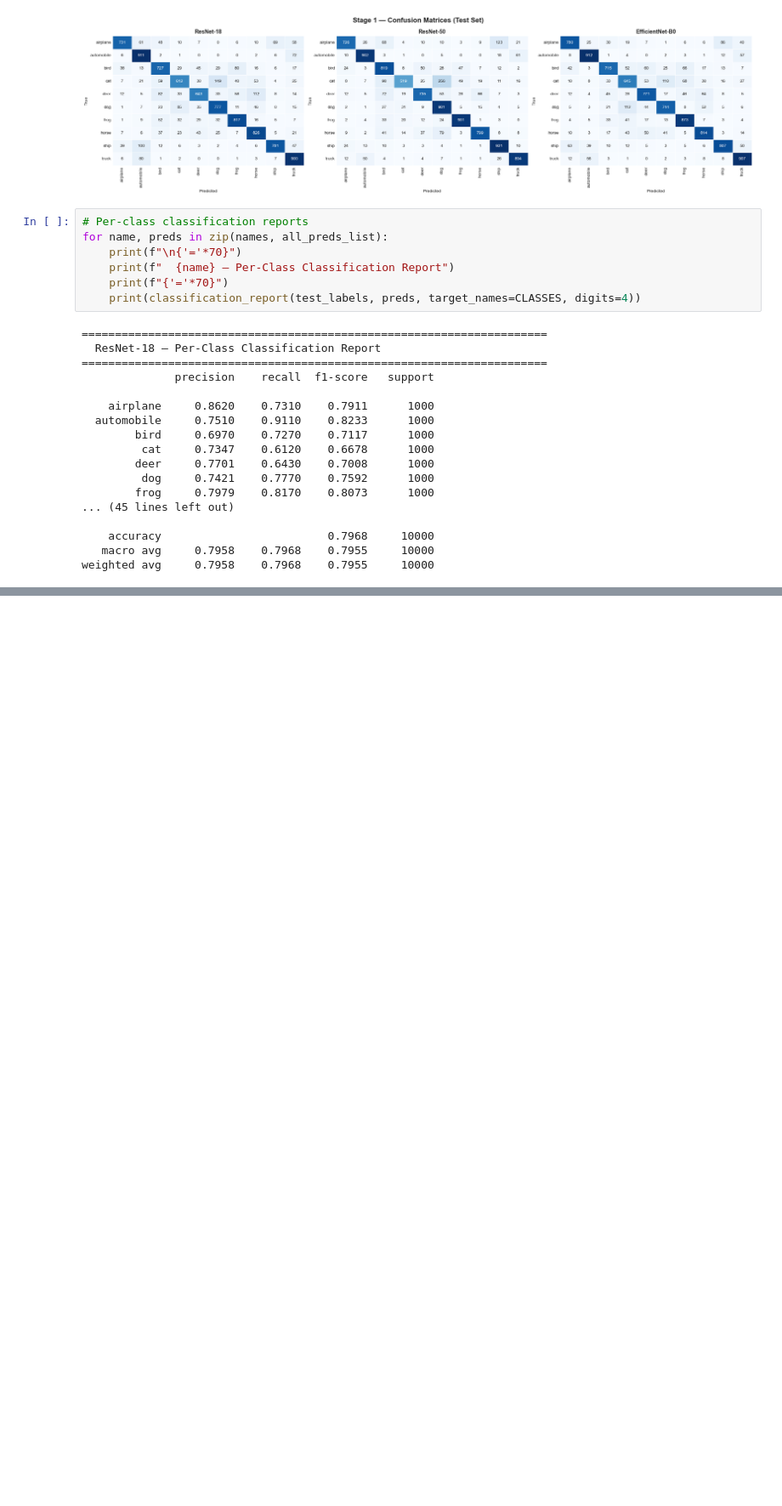
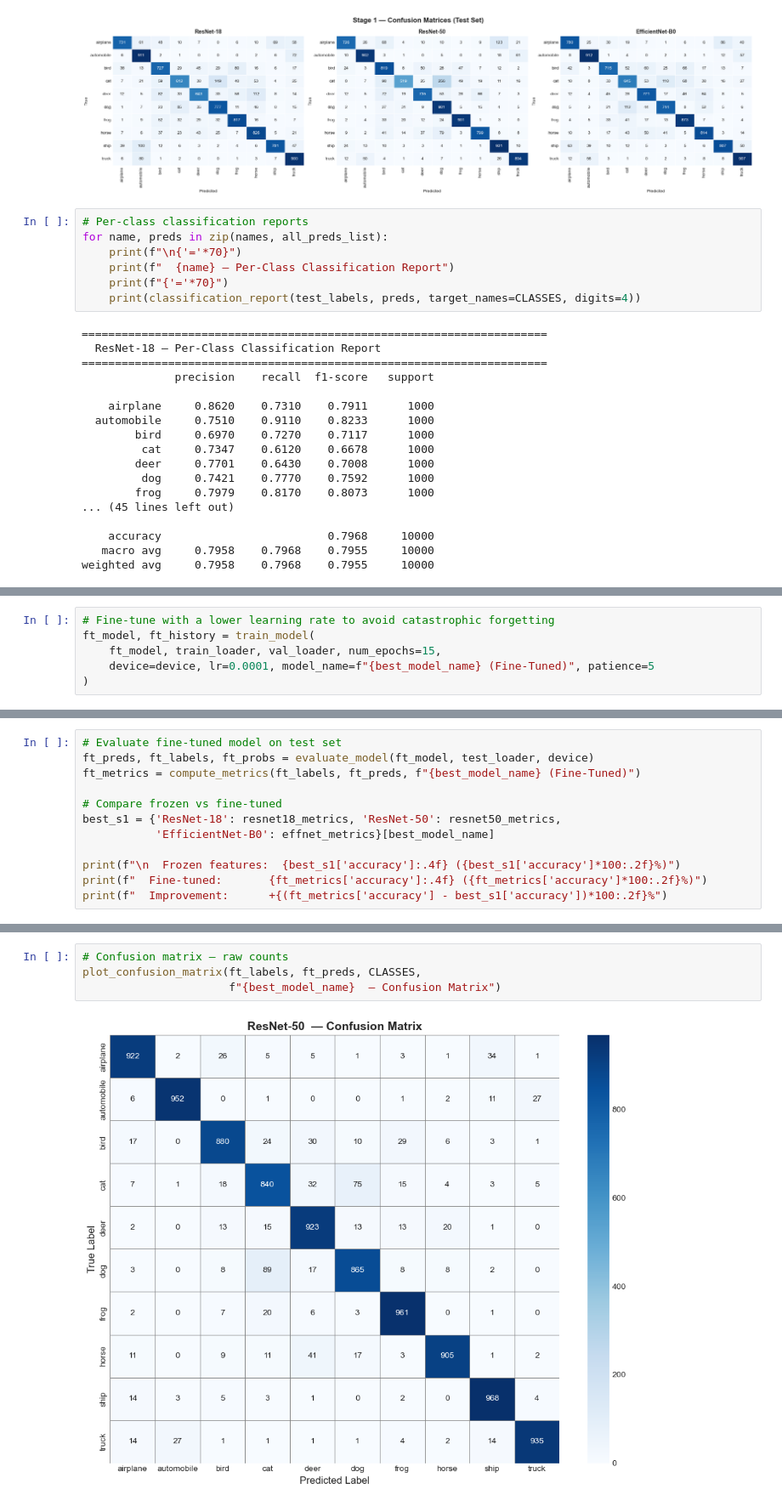
Before and after one commit to YISHU19/cifar10-ml-vs-dl, a Jupyter notebook: notebooks/02_dl_resnet.ipynb, the cells around one changed output, grey strips where cells are left out. Shown at 85% size. Drawn from its saved outputs; the diff is of its cells as text; blank space fills up the shorter version.

```diff
--- a/notebooks/02_dl_resnet.ipynb
+++ b/notebooks/02_dl_resnet.ipynb
@@ -721,0 +767,6 @@ weighted avg     0.7958    0.7968    0.7955     10000
+# %%
+# Fine-tune with a lower learning rate to avoid catastrophic forgetting
+ft_model, ft_history = train_model(
+    ft_model, train_loader, val_loader, num_epochs=15,
+    device=device, lr=0.0001, model_name=f"{best_model_name} (Fine-Tuned)", patience=5
+)
@@ -721,0 +793,12 @@ weighted avg     0.7958    0.7968    0.7955     10000
+# %%
+# Evaluate fine-tuned model on test set
+ft_preds, ft_labels, ft_probs = evaluate_model(ft_model, test_loader, device)
+ft_metrics = compute_metrics(ft_labels, ft_preds, f"{best_model_name} (Fine-Tuned)")
+
+# Compare frozen vs fine-tuned
+best_s1 = {'ResNet-18': resnet18_metrics, 'ResNet-50': resnet50_metrics,
+           'EfficientNet-B0': effnet_metrics}[best_model_name]
+
+print(f"\n  Frozen features:  {best_s1['accuracy']:.4f} ({best_s1['accuracy']*100:.2f}%)")
+print(f"  Fine-tuned:       {ft_metrics['accuracy']:.4f} ({ft_metrics['accuracy']*100:.2f}%)")
+print(f"  Improvement:      +{(ft_metrics['accuracy'] - best_s1['accuracy'])*100:.2f}%")
@@ -721,0 +842,6 @@ weighted avg     0.7958    0.7968    0.7955     10000
+# %%
+# Confusion matrix — raw counts
+plot_confusion_matrix(ft_labels, ft_preds, CLASSES,
+                      f"{best_model_name}  — Confusion Matrix")
+# %% [output]
+[figure, added]
```
Also changed, not shown: parts of 15 cells of this notebook.
